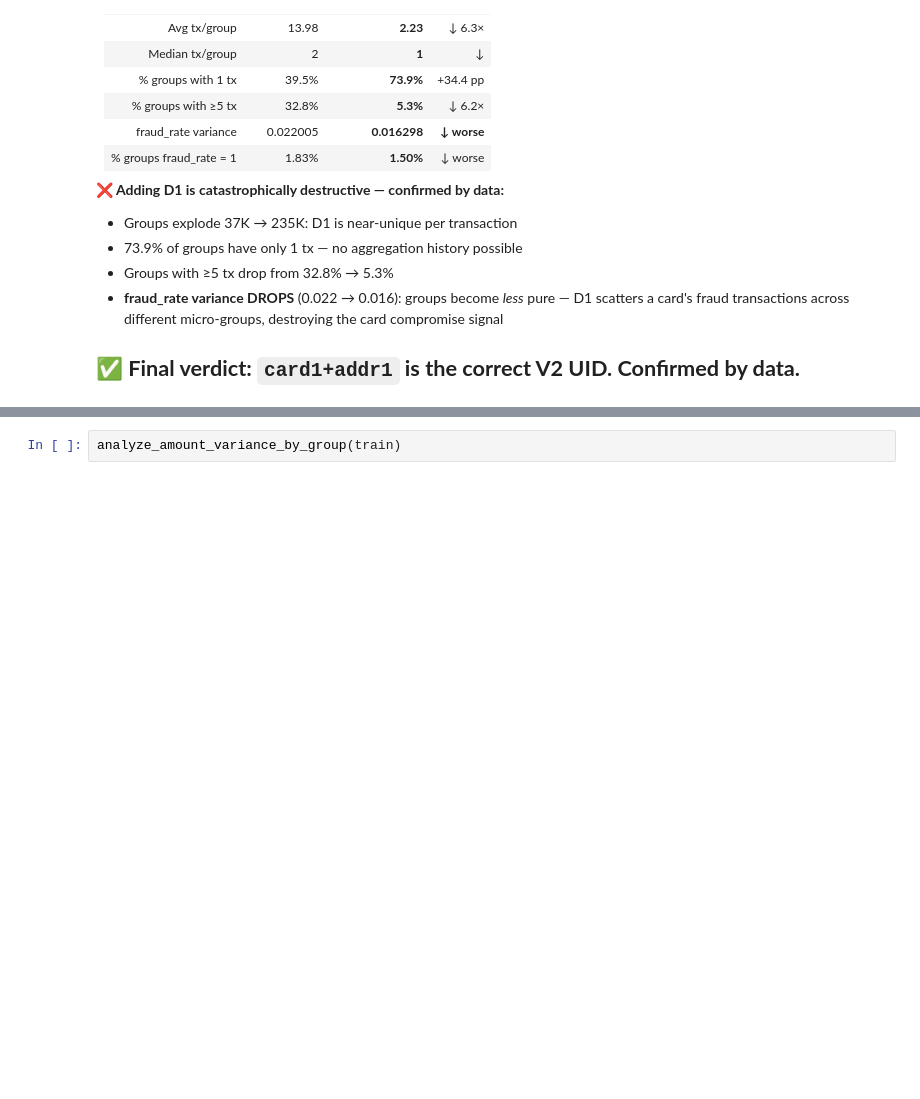
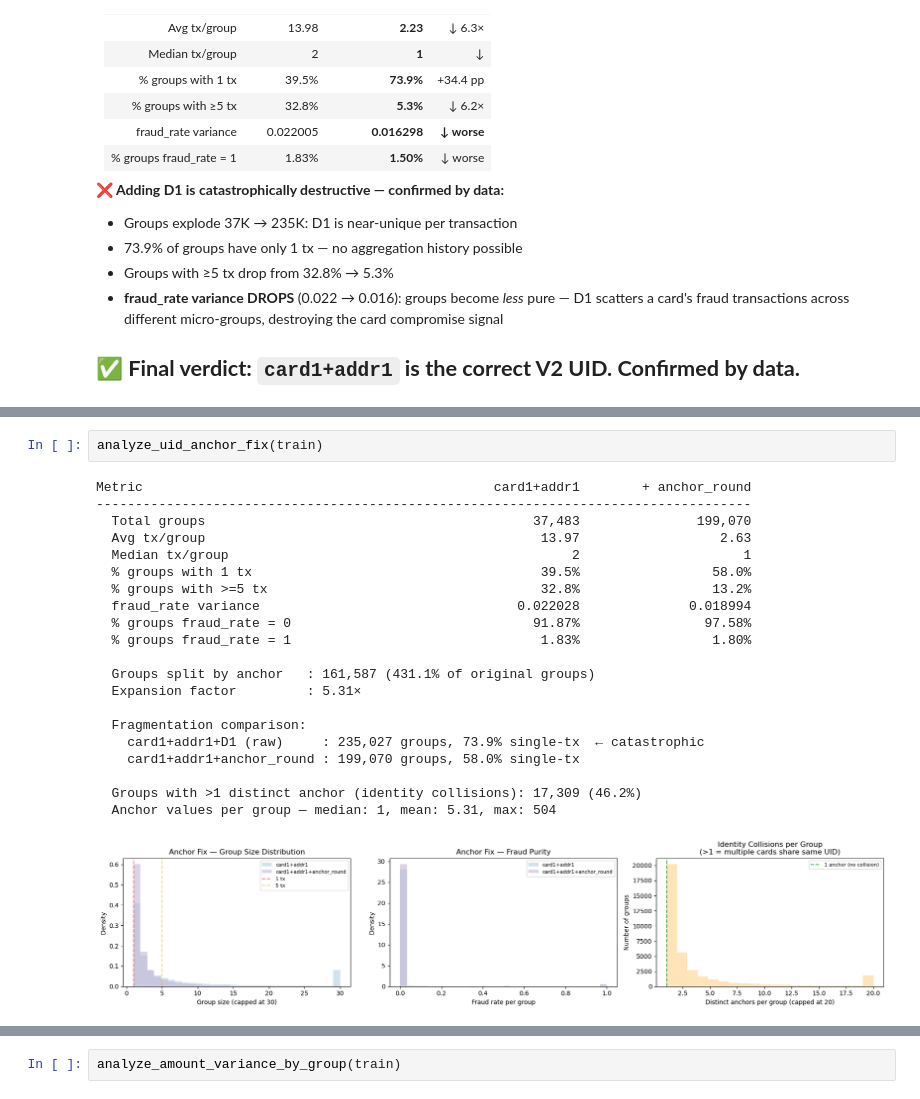
Before and after one commit to irishask/ML_Fraud_detection, a Jupyter notebook: 01_eda.ipynb, the cells around one changed output, grey strips where cells are left out. Drawn from its saved outputs; the diff is of its cells as text; blank space fills up the shorter version.

```diff
--- a/01_eda.ipynb
+++ b/01_eda.ipynb
@@ -922,0 +932,24 @@ Metric                                             card1+addr1        card1+addr
+# %%
+analyze_uid_anchor_fix(train)
+# %% [output]
+Metric                                             card1+addr1        + anchor_round
+------------------------------------------------------------------------------------
+  Total groups                                          37,483               199,070
+  Avg tx/group                                           13.97                  2.63
+  Median tx/group                                            2                     1
+  % groups with 1 tx                                     39.5%                 58.0%
+  % groups with >=5 tx                                   32.8%                 13.2%
+  fraud_rate variance                                 0.022028              0.018994
+  % groups fraud_rate = 0                               91.87%                97.58%
+  % groups fraud_rate = 1                                1.83%                 1.80%
+
+  Groups split by anchor   : 161,587 (431.1% of original groups)
+  Expansion factor         : 5.31×
+
+  Fragmentation comparison:
+    card1+addr1+D1 (raw)     : 235,027 groups, 73.9% single-tx  ← catastrophic
+    card1+addr1+anchor_round : 199,070 groups, 58.0% single-tx
+
+  Groups with >1 distinct anchor (identity collisions): 17,309 (46.2%)
+  Anchor values per group — median: 1, mean: 5.31, max: 504
+[figure, added]
```
Also changed, not shown: parts of 10 cells of this notebook, 15 other files.
